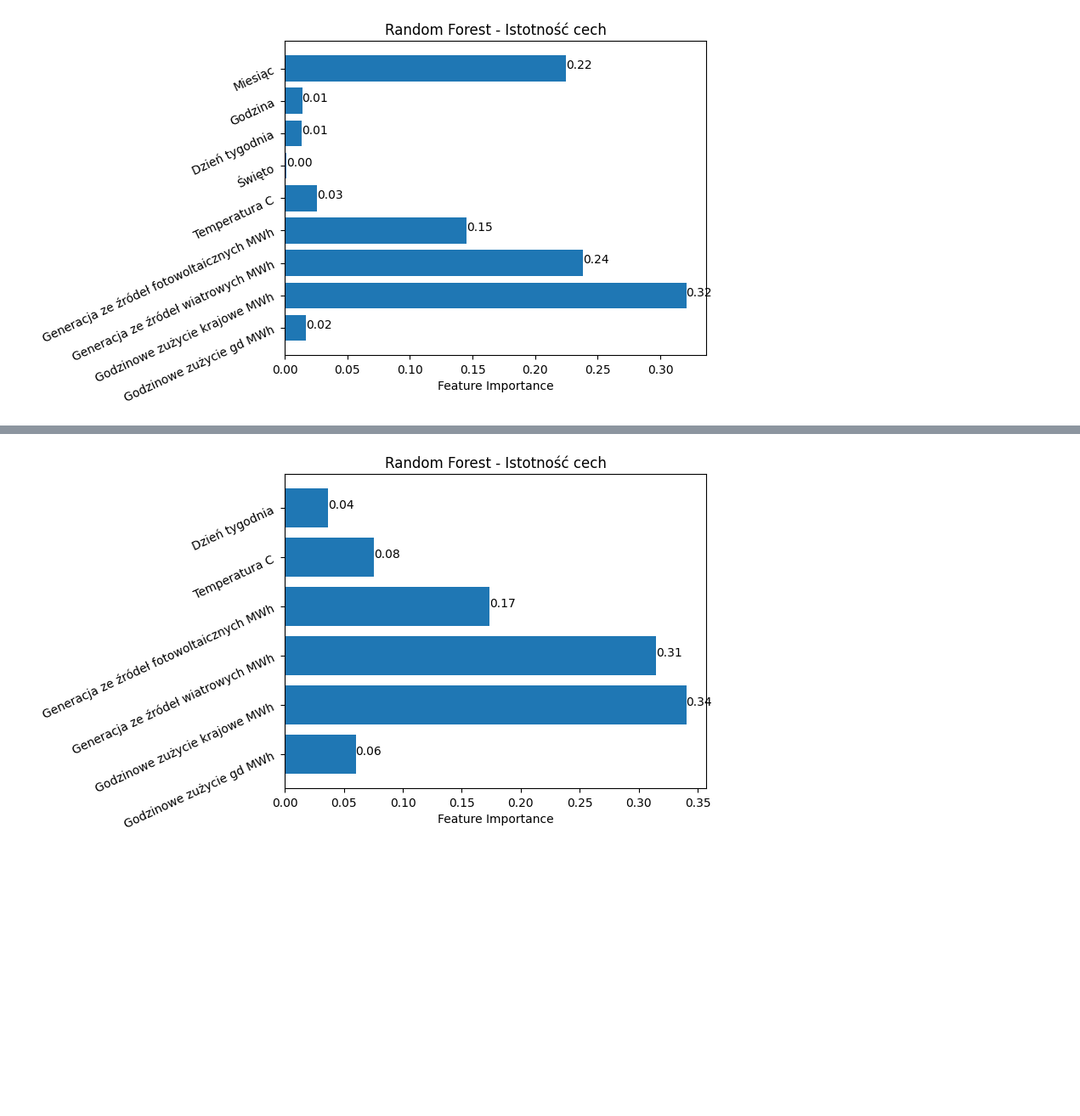
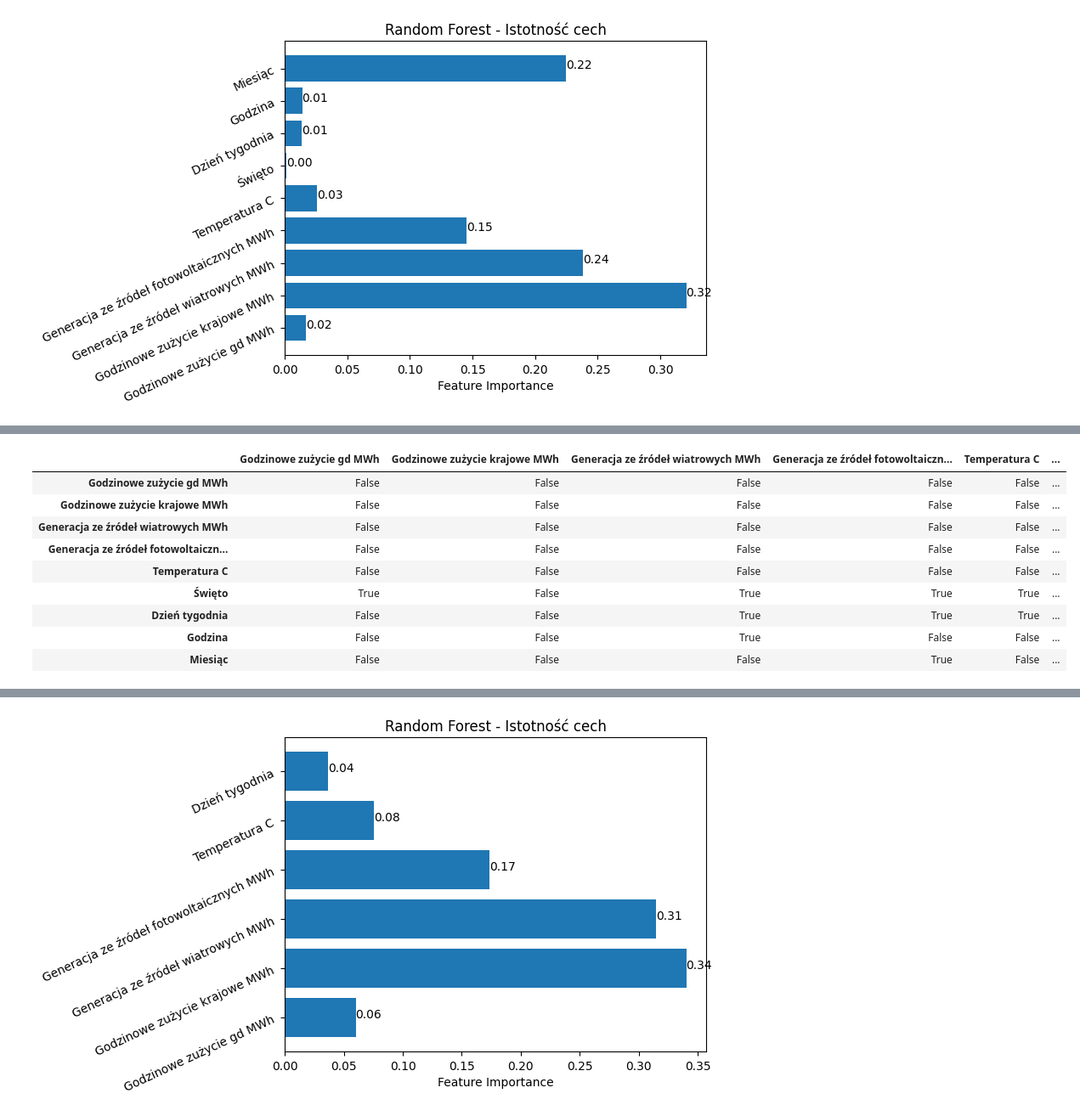
Before and after one commit to pawellachowski777/Master-thesis, a Jupyter notebook: 3.modelowanie.ipynb, the cells around one changed output, grey strips where cells are left out. Shown at 85% size. Cells and saved outputs as stored; diff of their text form; code cells hidden in the pictures; blank space fills up the shorter version.

```diff
--- a/3.modelowanie.ipynb
+++ b/3.modelowanie.ipynb
@@ -53,0 +71,13 @@ plt.plot()
+# %%
+mask
+# %% [output]
+|  | Godzinowe zużycie gd MWh | Godzinowe zużycie krajowe MWh | Generacja ze źródeł wiatrowych MWh | Generacja ze źródeł fotowoltaiczn... | Temperatura C | ... |
+| Godzinowe zużycie gd MWh | False | False | False | False | False | ... |
+| Godzinowe zużycie krajowe MWh | False | False | False | False | False | ... |
+| Generacja ze źródeł wiatrowych MWh | False | False | False | False | False | ... |
+| Generacja ze źródeł fotowoltaiczn... | False | False | False | False | False | ... |
+| Temperatura C | False | False | False | False | False | ... |
+| Święto | True | False | True | True | True | ... |
+| Dzień tygodnia | False | False | True | True | True | ... |
+| Godzina | False | False | True | False | False | ... |
+| Miesiąc | False | False | False | True | False | ... |
```
Also changed, not shown: parts of 4 cells of this notebook, 1 other file.
